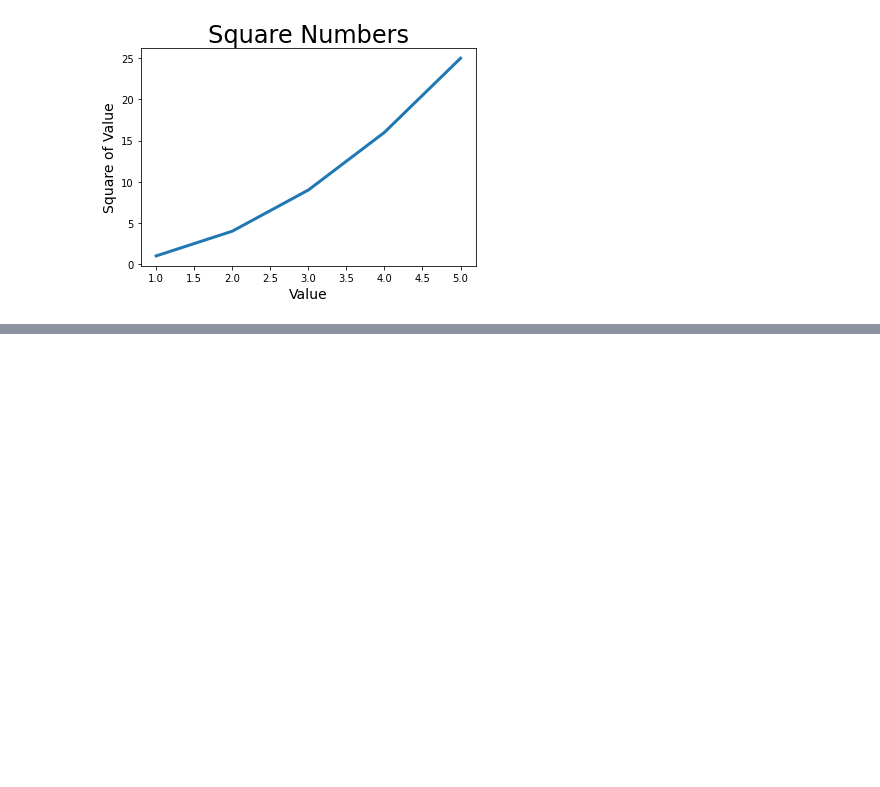
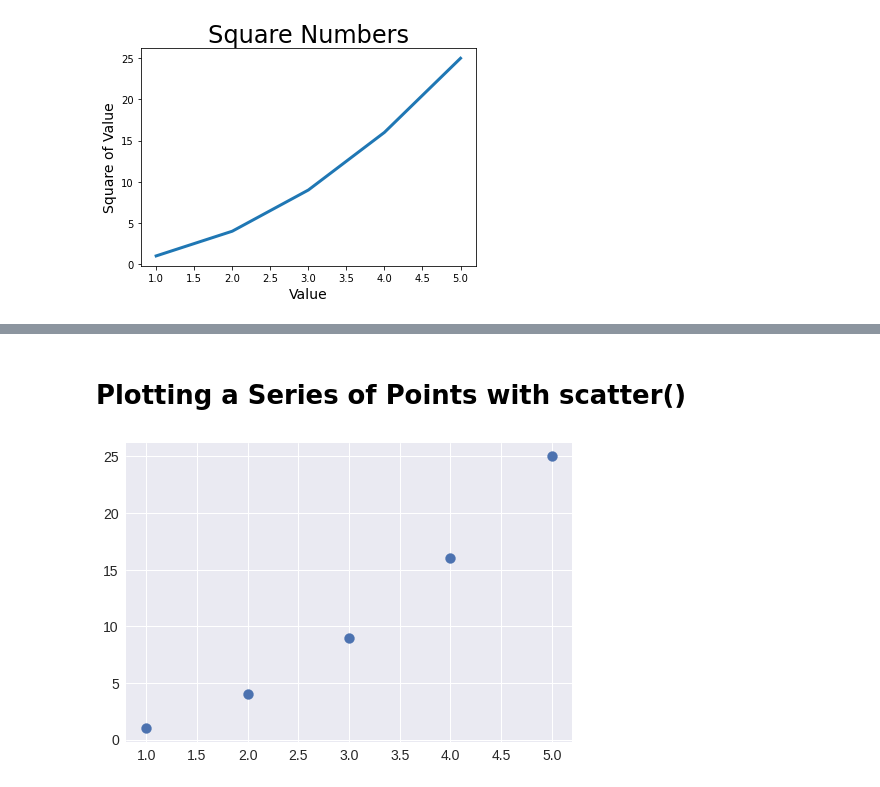
Before and after one commit to pratikshas8080/Pie_Charts_Using_python, a Jupyter notebook: pie_chart.ipynb, the cells around one changed output, grey strips where cells are left out. Saved outputs shown, nothing was run; the diff lists cells and outputs as text; code cells hidden in the pictures; blank space fills up the shorter version.

```diff
--- a/pie_chart.ipynb
+++ b/pie_chart.ipynb
@@ -79,0 +110,18 @@ plt.show()
+# %% [markdown]
+# Plotting a Series of Points with scatter()
+# %%
+import matplotlib.pyplot as plt
+
+x_values = [1, 2, 3, 4, 5]
+y_values = [1, 4, 9, 16, 25]
+
+plt.style.use('seaborn')
+fig, ax = plt.subplots()
+ax.scatter(x_values, y_values, s=100)
+
+# Set size of tick labels.
+ax.tick_params(axis='both', which='major', labelsize=14)
+
+plt.show()
+# %% [output]
+[figure, added]
```
Also changed, not shown: parts of 3 cells of this notebook.
